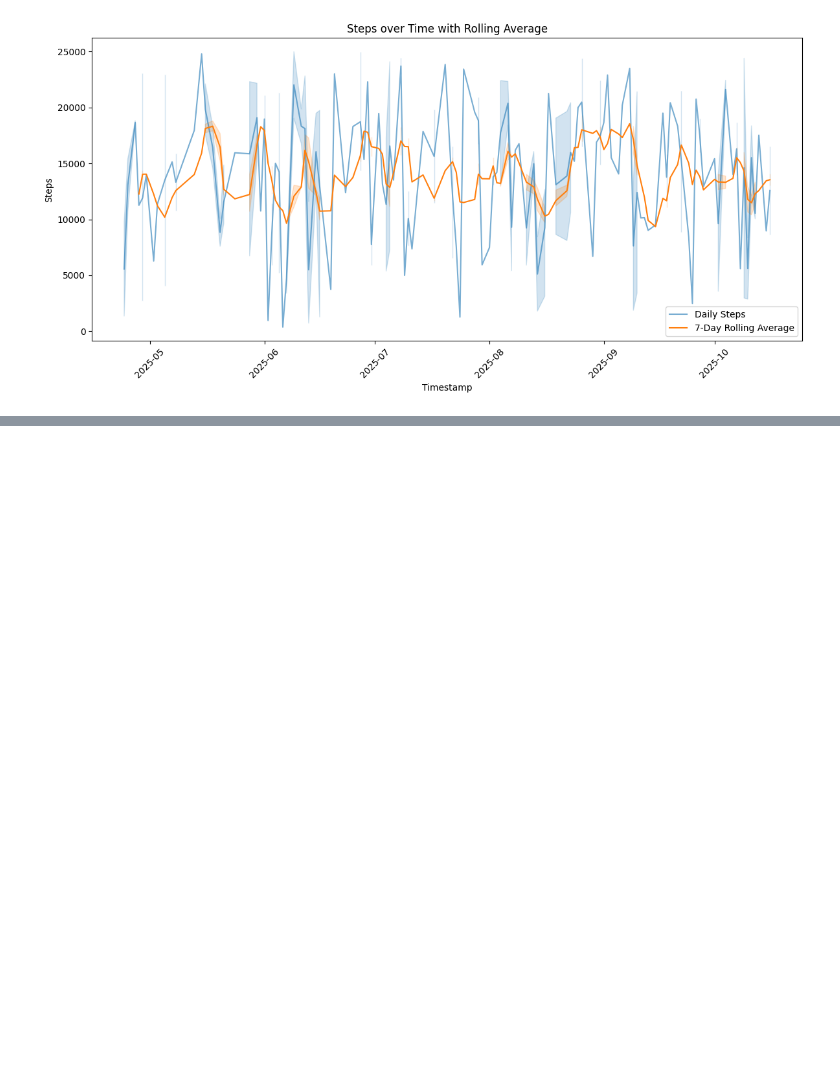
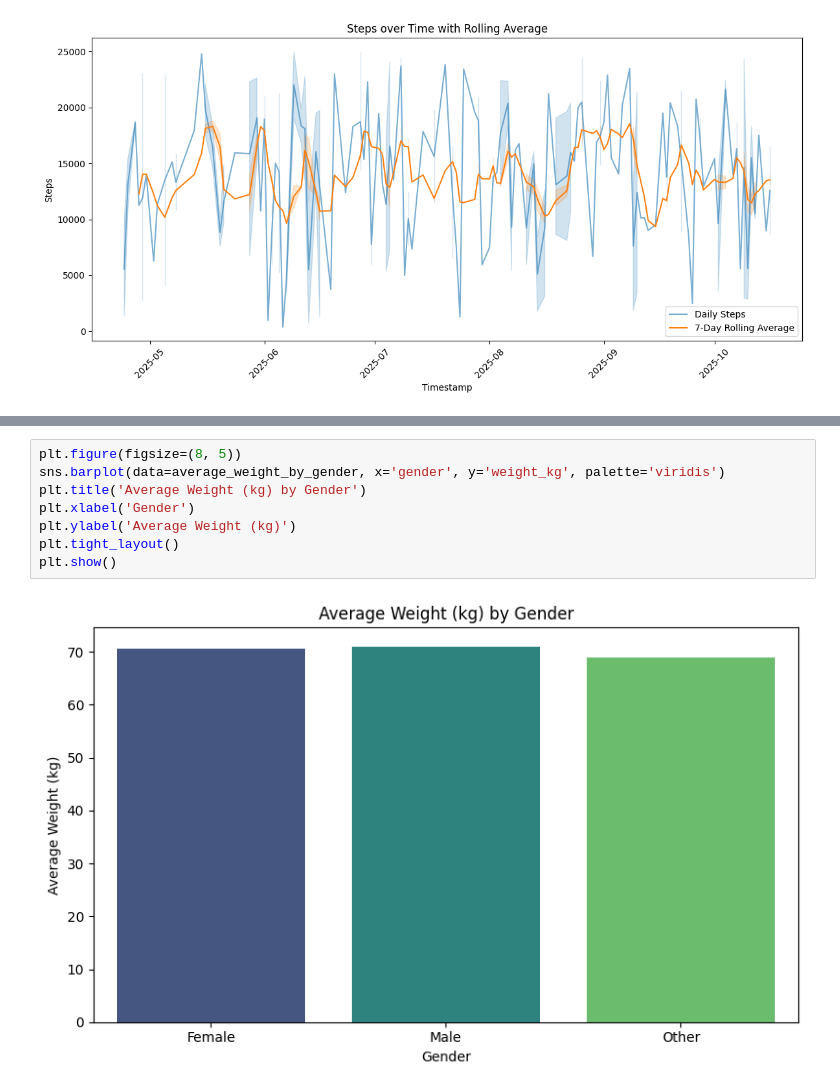
Before and after one commit to kxrrym03/Fitness-Analysis, a Jupyter notebook: Fitness_Analysis.ipynb, the cells around one changed output, grey strips where cells are left out. Cells and saved outputs as stored; diff of their text form; blank space fills up the shorter version.

```diff
--- a/Fitness_Analysis.ipynb
+++ b/Fitness_Analysis.ipynb
@@ -150,0 +186,10 @@ plt.show()
+# %%
+plt.figure(figsize=(8, 5))
+sns.barplot(data=average_weight_by_gender, x='gender', y='weight_kg', palette='viridis')
+plt.title('Average Weight (kg) by Gender')
+plt.xlabel('Gender')
+plt.ylabel('Average Weight (kg)')
+plt.tight_layout()
+plt.show()
+# %% [output]
+[figure, added]
```
Also changed, not shown: parts of 3 cells of this notebook.
